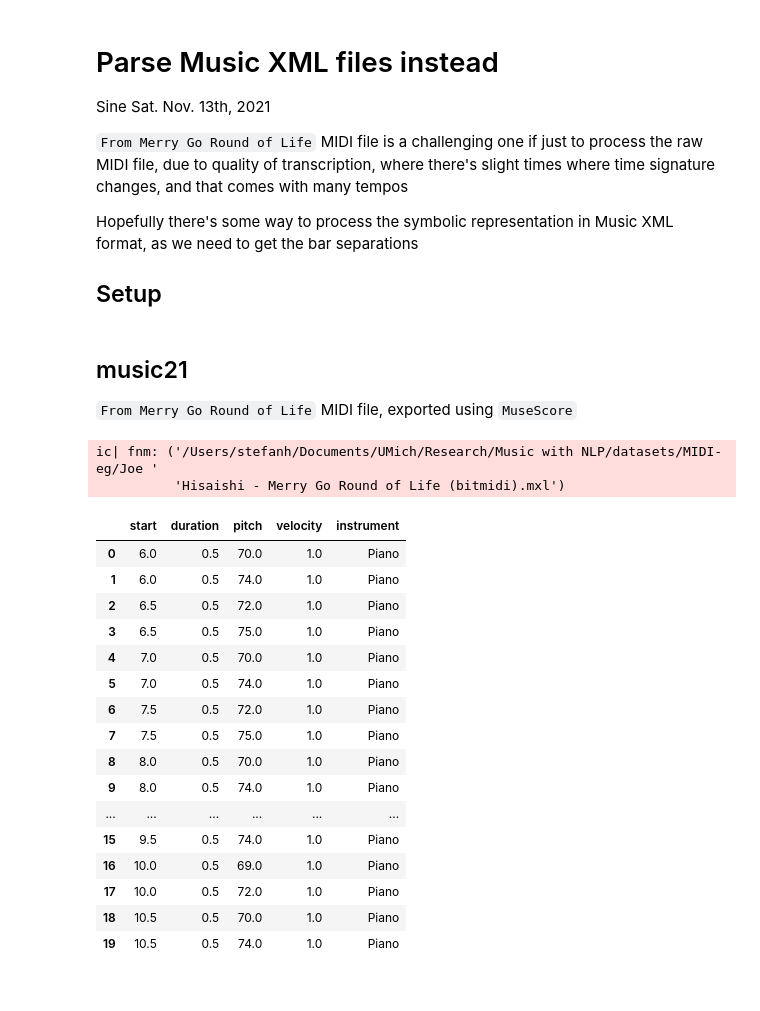
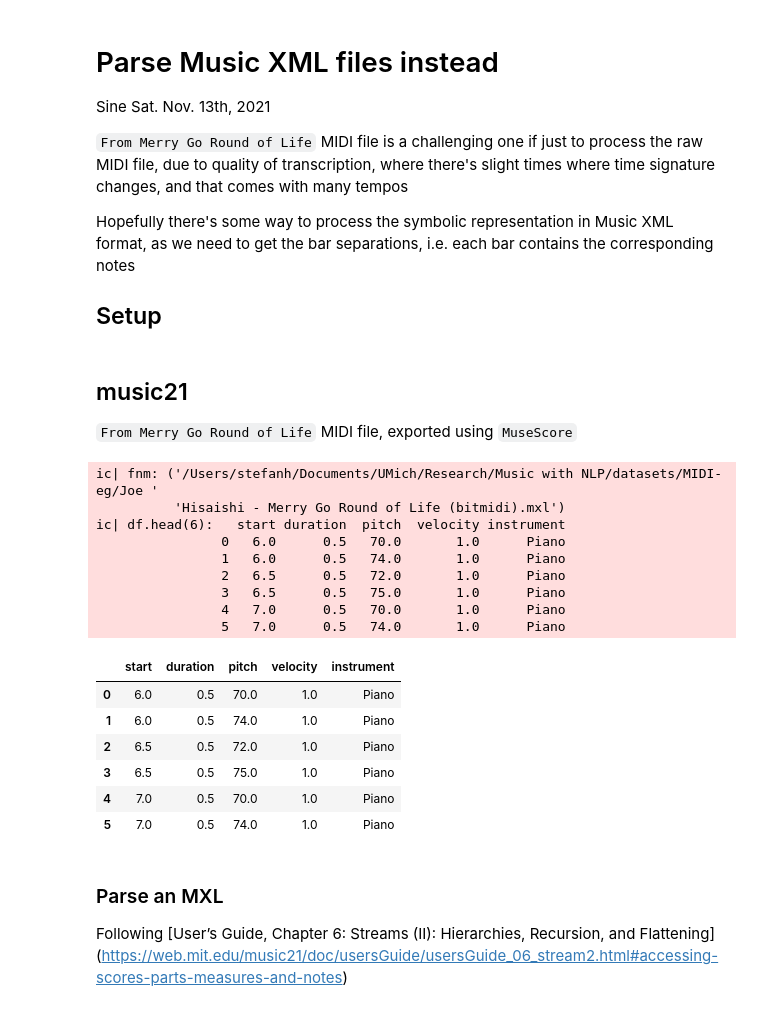
Before and after one commit to StefanHeng/Symbolic-Music-Generation, a Jupyter notebook: explore_package/explore_mxl_processing.ipynb, the cells around one changed output. Drawn from its saved outputs; the diff is of its cells as text; code cells hidden in the pictures.

Commit message:
Update: explore music21 on measure & start location symbolic info

```diff
--- a/explore_package/explore_mxl_processing.ipynb
+++ b/explore_package/explore_mxl_processing.ipynb
@@ -8,7 +8,8 @@ Sine Sat. Nov. 13th, 2021
 due to quality of transcription, where there's slight times where time signature changes, and that comes with many tempos
 
 Hopefully there's some way to process the symbolic representation in Music XML format,
-as we need to get the bar separations
+as we need to get the bar separations,
+i.e. each bar contains the corresponding notes
 
 
 ## Setup
@@ -35,82 +36,55 @@ fnm = os.path.join(
 )
 ic(fnm)
 
-# Modified from https://www.audiolabs-erlangen.de/resources/MIR/FMP/C1/C1S2_MusicXML.html
+
 def get_notes(fl):
+    # Modified from https://www.audiolabs-erlangen.de/resources/MIR/FMP/C1/C1S2_MusicXML.html
     """
     Convert a music xml file to a list of note events
 
     :param fl: MusicXML file path or `music21.stream.Score`
     :returns: score: List of `[start, duration, pitch, velocity, instrument]`
     """
     if isinstance(fl, str):
         fl = music21.converter.parse(fl)
 
-    # score = []
-    # ic(len(fl.parts))
-    #
-    # for part in fl.parts:
-    #     instrument = part.getInstrument().instrumentName
-    #     ic(instrument)
-    #     ic(len(part.flat.notes))
-    #
-    #     for note in part.flat.notes:
-    #         # ic(note)
-    #
-    #         if note.isChord:
-    #             start = note.offset
-    #             duration = note.quarterLength
-    #
-    #             for chord_note in note.pitches:
-    #                 pitch = chord_note.ps
-    #                 volume = note.volume.realized
-    #                 score.append([start, duration, pitch, volume, instrument])
-    #
-    #         else:
-    #             start = note.offset
-    #             duration = note.quarterLength
-    #             pitch = note.pitch.ps
-    #             volume = note.volume.realized
-    #             score.append([start, duration, pitch, volume, instrument])
-    # ic(len(score))
-    # return sorted(score, key=lambda x: (x[0], x[2]))
     def _get_part(p_):
         instr = p_.getInstrument().instrumentName
 
-        def _get(note):
-            strt = note.offset
-            dur = note.quarterLength
-            vol = note.volume.realized
+        def _get(note_):
+            strt = note_.offset
+            dur_ = note_.quarterLength
+            vol = note_.volume.realized
             def _one(pitch):
-                return strt, dur, pitch, vol, instr
+                return strt, dur_, pitch, vol, instr
 
-            return [_one(p.ps) for p in note.pitches] if note.isChord else [_one(note.pitch.ps)]
-        # ic([_get(n) for n in p_.flat.notes][:10])
-        return flatten([_get(n) for n in p_.flat.notes])
-    notes = flatten([_get_part(p) for p in fl.parts])
+            return [_one(p__.ps) for p__ in note_.pitches] if note_.isChord else [_one(note_.pitch.ps)]
+        return flatten([_get(n_) for n_ in p_.flat.notes])
+    notes = flatten([_get_part(p_) for p_ in fl.parts])
     return sorted(notes, key=lambda x: (x[0], x[2]))
 
 
 lst_notes = get_notes(fnm)
-df = pd.DataFrame(lst_notes[:20], columns=['start', 'duration', 'pitch', 'velocity', 'instrument'])
-df
+df = pd.DataFrame(lst_notes, columns=['start', 'duration', 'pitch', 'velocity', 'instrument'])
+ic(df.head(6))
 # %% [output]
 ic| fnm: ('/Users/stefanh/Documents/UMich/Research/Music with NLP/datasets/MIDI-eg/Joe '
           'Hisaishi - Merry Go Round of Life (bitmidi).mxl')
+ic| df.head(6):   start duration  pitch  velocity instrument
+                0   6.0      0.5   70.0       1.0      Piano
+                1   6.0      0.5   74.0       1.0      Piano
+                2   6.5      0.5   72.0       1.0      Piano
+                3   6.5      0.5   75.0       1.0      Piano
+                4   7.0      0.5   70.0       1.0      Piano
+                5   7.0      0.5   74.0       1.0      Piano
 |  | start | duration | pitch | velocity | instrument |
 | 0 | 6.0 | 0.5 | 70.0 | 1.0 | Piano |
 | 1 | 6.0 | 0.5 | 74.0 | 1.0 | Piano |
 | 2 | 6.5 | 0.5 | 72.0 | 1.0 | Piano |
 | 3 | 6.5 | 0.5 | 75.0 | 1.0 | Piano |
 | 4 | 7.0 | 0.5 | 70.0 | 1.0 | Piano |
 | 5 | 7.0 | 0.5 | 74.0 | 1.0 | Piano |
-| 6 | 7.5 | 0.5 | 72.0 | 1.0 | Piano |
-| 7 | 7.5 | 0.5 | 75.0 | 1.0 | Piano |
-| 8 | 8.0 | 0.5 | 70.0 | 1.0 | Piano |
-| 9 | 8.0 | 0.5 | 74.0 | 1.0 | Piano |
-| ... | ... | ... | ... | ... | ... |
-| 15 | 9.5 | 0.5 | 74.0 | 1.0 | Piano |
-| 16 | 10.0 | 0.5 | 69.0 | 1.0 | Piano |
-| 17 | 10.0 | 0.5 | 72.0 | 1.0 | Piano |
-| 18 | 10.5 | 0.5 | 70.0 | 1.0 | Piano |
-| 19 | 10.5 | 0.5 | 74.0 | 1.0 | Piano |
+# %% [markdown]
+### Parse an MXL
+Following [User’s Guide, Chapter 6: Streams (II): Hierarchies, Recursion, and Flattening]
+(https://web.mit.edu/music21/doc/usersGuide/usersGuide_06_stream2.html#accessing-scores-parts-measures-and-notes)
```
Also changed, not shown: parts of 17 cells of this notebook, 3 other files.
